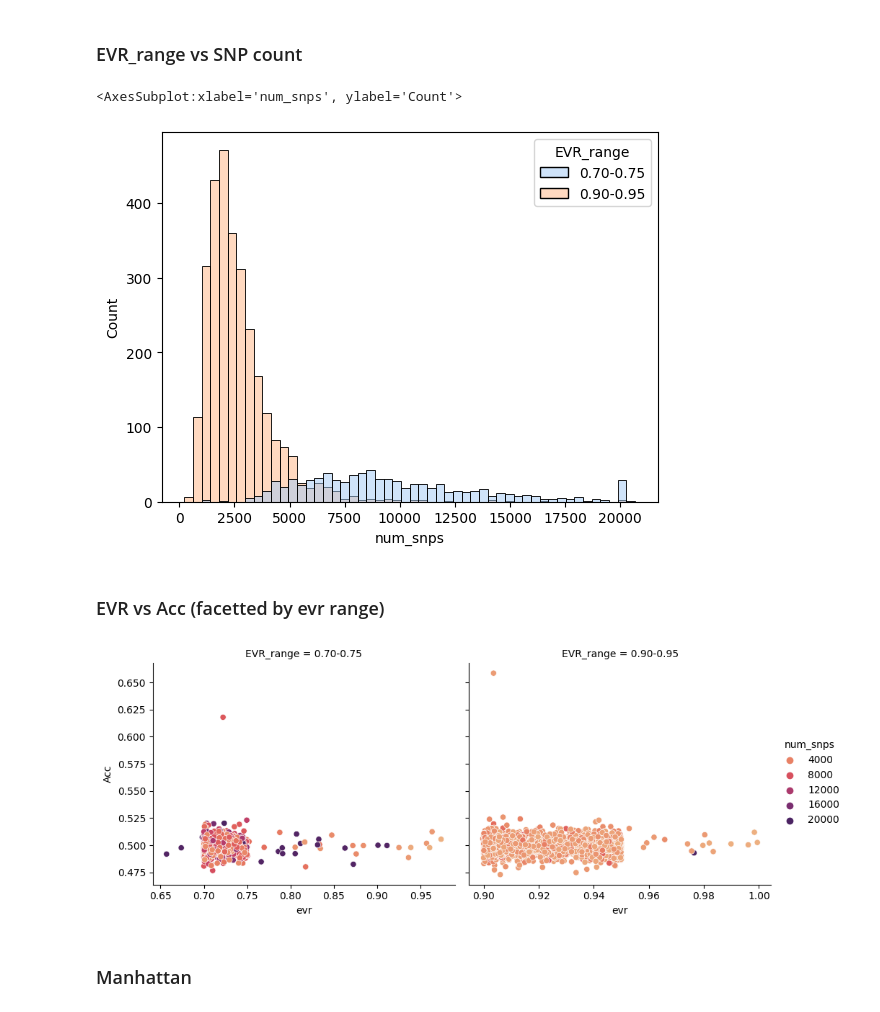
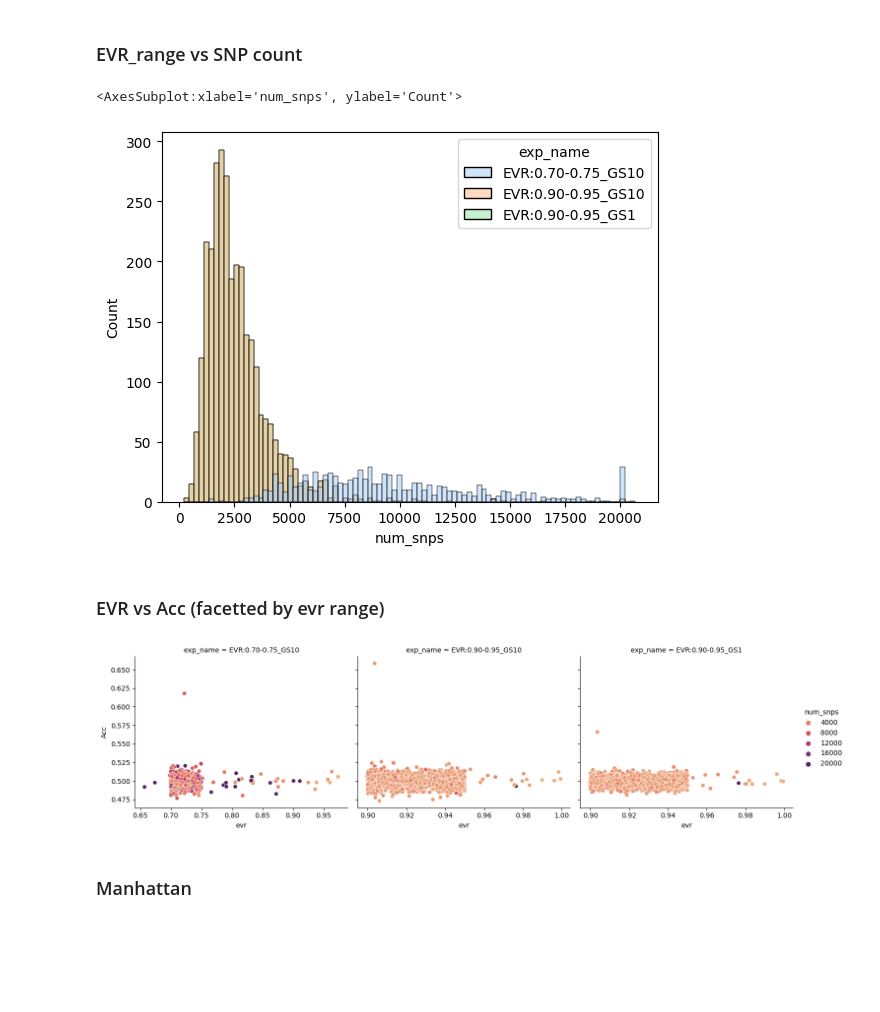
Before and after one commit to titoghose/GWANN, a Jupyter notebook: Code_AD/gene_PCA.ipynb, the cells around one changed output. Saved outputs shown, nothing was run; the diff lists cells and outputs as text; code cells hidden in the pictures; blank space fills up the shorter version.

```diff
--- a/Code_AD/gene_PCA.ipynb
+++ b/Code_AD/gene_PCA.ipynb
@@ -9,7 +9,8 @@ import tqdm
 # FH_AD_ChrGenePCA_00_GS10_v1_2500bp_summary
 exp_list = [
     {'name': 'GenePCA_00_GS10_v1', 'evr': 0.7},
-    {'name': 'GenePCA_00_GS10_v2', 'evr': 0.9}]
+    {'name': 'GenePCA_00_GS10_v2', 'evr': 0.9},
+    {'name': 'GenePCA_00_GS1_v2', 'evr': 0.9}]
 # %%
 def get_num_snps(pca_folder, pca_fname):
     with open(f'{pca_folder}/{pca_fname}', 'rb') as f:
@@ -32,7 +33,9 @@ for exp_dict in exp_list:
     meta_agg = pd.concat(meta_agg)
     summ_df = pd.merge(summ_df, meta_agg, on='Gene', how='inner')
     summ_df = summ_df[['Gene', 'Chrom', 'num_snps', 'evr', 'Acc']]
-    summ_df['EVR_range'] = f'{exp_dict["evr"]:.2f}-{exp_dict["evr"]+0.05:.2f}'
+    # summ_df['EVR_range'] = f'{exp_dict["evr"]:.2f}-{exp_dict["evr"]+0.05:.2f}'
+    summ_df['exp_name'] = f'EVR:{exp_dict["evr"]:.2f}-{exp_dict["evr"]+0.05:.2f}'
+    summ_df['exp_name'] += f'_{exp_dict["name"].split("_")[-2]}'
     print(summ_df.head())
     exp_dict['summ_df'] = summ_df
 # %% [output]
@@ -69,19 +73,19 @@ plot_df = pd.concat(plot_df).reset_index(drop=True)
 ### EVR_range vs SNP count
 # %%
 sns.histplot(data=plot_df, x='num_snps', alpha=0.5,
-             hue='EVR_range', palette='pastel')
+             hue='exp_name', palette='pastel')
 # %% [output]
 <AxesSubplot:xlabel='num_snps', ylabel='Count'>
-[figure, old version]
+[figure, new version]
 # %% [markdown]
 ### EVR vs Acc (facetted by evr range)
 # %%
-fg = sns.FacetGrid(data=plot_df, col='EVR_range', sharey=True, sharex=False, height=4, aspect=1.2)
+fg = sns.FacetGrid(data=plot_df, col='exp_name', sharey=True, sharex=False, height=4, aspect=1.2)
 fg.map_dataframe(sns.scatterplot, x='evr', y='Acc', hue='num_snps', alpha=1, palette='flare')
 fg.add_legend(title='num_snps')
 plt.show()
 # %% [output]
-[figure, old version]
+[figure, new version]
 # %% [markdown]
 ### Manhattan
 # %%
```
Also changed, not shown: parts of 2 cells of this notebook, 1 other file.
